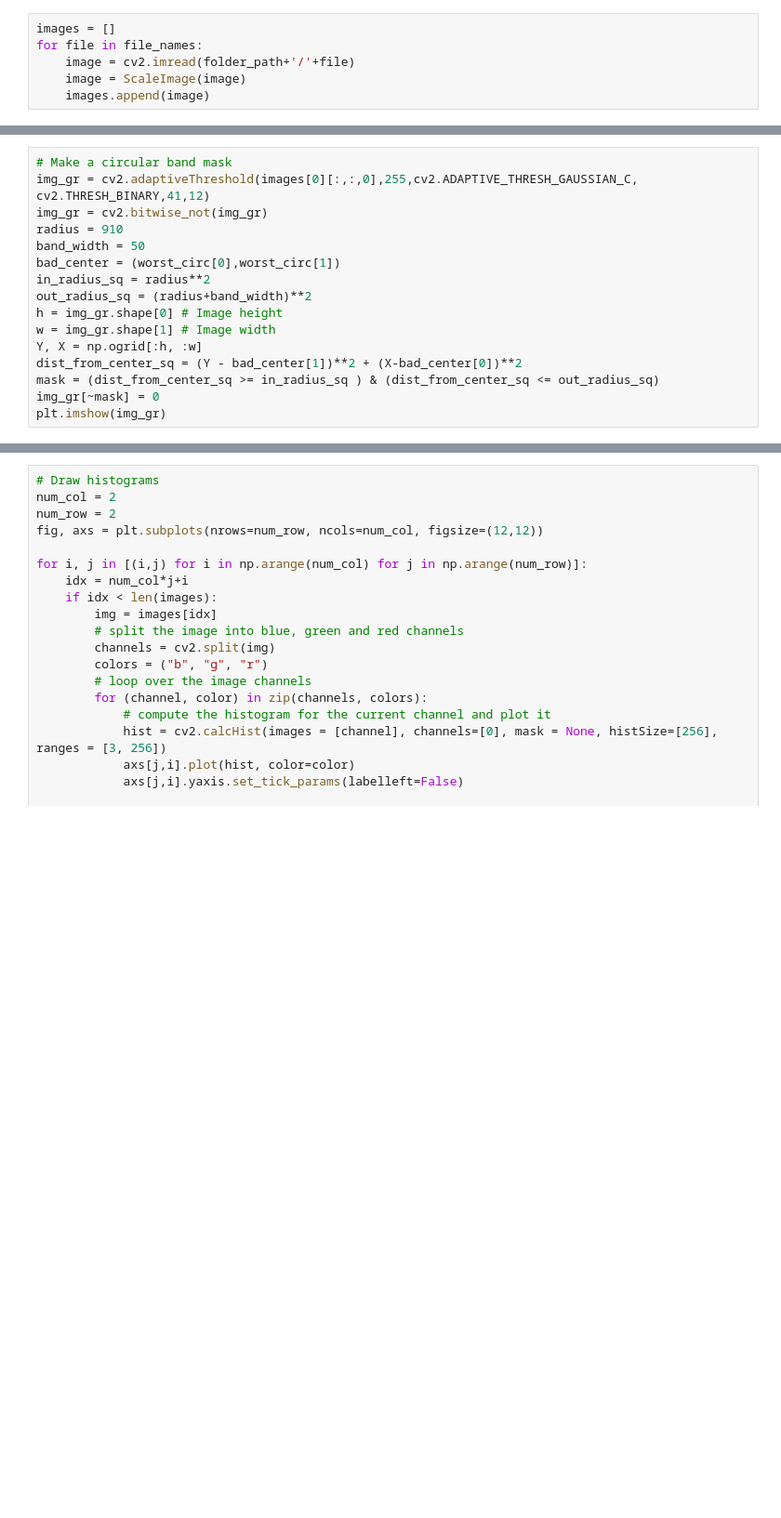
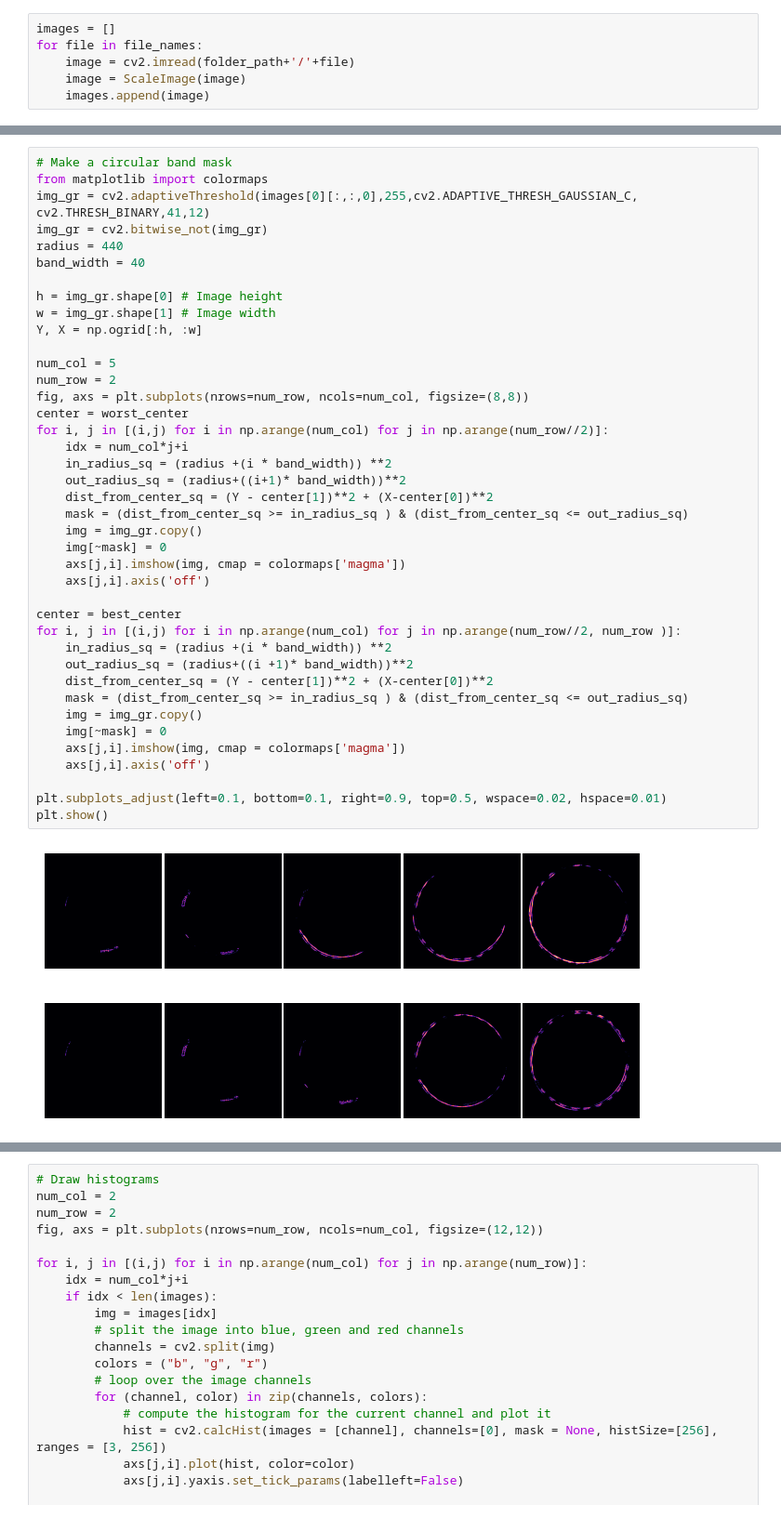
Before and after one commit to ArtemChemist/W207-spring-23-anoop-sneha-art, a Jupyter notebook: present.ipynb, the cells around one changed output, grey strips where cells are left out. Shown at 93% size. Saved outputs shown, nothing was run; the diff lists cells and outputs as text; blank space fills up the shorter version.

```diff
--- a/present.ipynb
+++ b/present.ipynb
@@ -141,16 +110,0 @@ plt.show
-# %%
-# Make a circular band mask
-img_gr = cv2.adaptiveThreshold(images[0][:,:,0],255,cv2.ADAPTIVE_THRESH_GAUSSIAN_C, cv2.THRESH_BINARY,41,12)
-img_gr = cv2.bitwise_not(img_gr)
-radius = 910
-band_width = 50
-bad_center = (worst_circ[0],worst_circ[1])
-in_radius_sq = radius**2
-out_radius_sq = (radius+band_width)**2
-h = img_gr.shape[0] # Image height
-w = img_gr.shape[1] # Image width
-Y, X = np.ogrid[:h, :w]
-dist_from_center_sq = (Y - bad_center[1])**2 + (X-bad_center[0])**2
-mask = (dist_from_center_sq >= in_radius_sq ) & (dist_from_center_sq <= out_radius_sq)
-img_gr[~mask] = 0
-plt.imshow(img_gr)
@@ -175,0 +111,42 @@ plt.show()
+# %%
+# Make a circular band mask
+from matplotlib import colormaps
+img_gr = cv2.adaptiveThreshold(images[0][:,:,0],255,cv2.ADAPTIVE_THRESH_GAUSSIAN_C, cv2.THRESH_BINARY,41,12)
+img_gr = cv2.bitwise_not(img_gr)
+radius = 440
+band_width = 40
+
+h = img_gr.shape[0] # Image height
+w = img_gr.shape[1] # Image width
+Y, X = np.ogrid[:h, :w]
+
+num_col = 5
+num_row = 2
+fig, axs = plt.subplots(nrows=num_row, ncols=num_col, figsize=(8,8))
+center = worst_center
+for i, j in [(i,j) for i in np.arange(num_col) for j in np.arange(num_row//2)]:
+    idx = num_col*j+i
+    in_radius_sq = (radius +(i * band_width)) **2
+    out_radius_sq = (radius+((i+1)* band_width))**2
+    dist_from_center_sq = (Y - center[1])**2 + (X-center[0])**2
+    mask = (dist_from_center_sq >= in_radius_sq ) & (dist_from_center_sq <= out_radius_sq)
+    img = img_gr.copy()
+    img[~mask] = 0
+    axs[j,i].imshow(img, cmap = colormaps['magma'])
+    axs[j,i].axis('off')
+
+center = best_center
+for i, j in [(i,j) for i in np.arange(num_col) for j in np.arange(num_row//2, num_row )]:
+    in_radius_sq = (radius +(i * band_width)) **2
+    out_radius_sq = (radius+((i +1)* band_width))**2
+    dist_from_center_sq = (Y - center[1])**2 + (X-center[0])**2
+    mask = (dist_from_center_sq >= in_radius_sq ) & (dist_from_center_sq <= out_radius_sq)
+    img = img_gr.copy()
+    img[~mask] = 0
+    axs[j,i].imshow(img, cmap = colormaps['magma'])
+    axs[j,i].axis('off')
+
+plt.subplots_adjust(left=0.1, bottom=0.1, right=0.9, top=0.5, wspace=0.02, hspace=0.01)
+plt.show()
+# %% [output]
+[figure, added]
```
Also changed, not shown: parts of 15 cells of this notebook, 31 other files.
